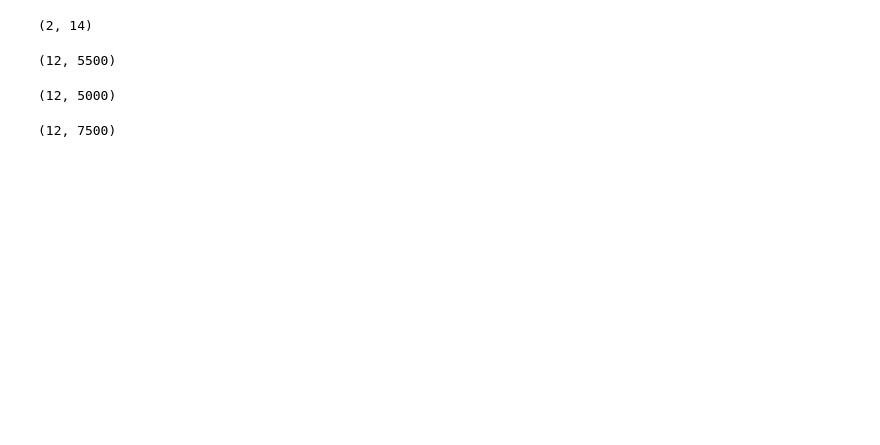
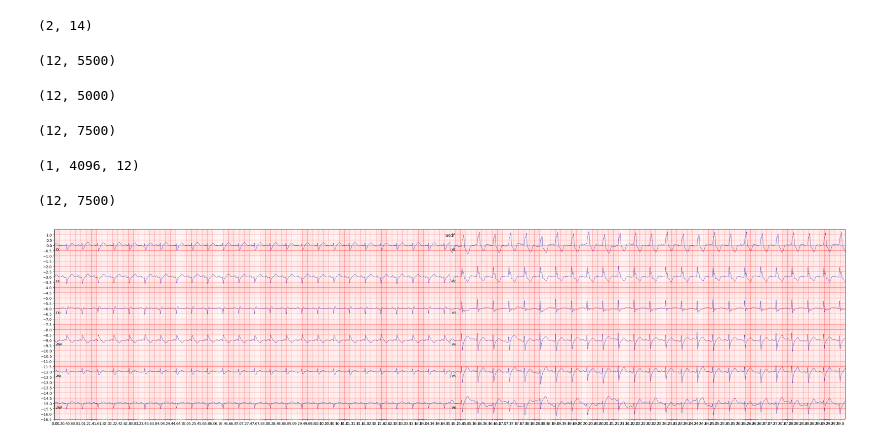
Before and after one commit to Agusbs98/Interface_of_automatic-ecg-diagnosis, a Jupyter notebook: Interfaz/interface.ipynb, the cells around one changed output. Cells and saved outputs as stored; diff of their text form; code cells hidden in the pictures; blank space fills up the shorter version.

```diff
--- a/Interfaz/interface.ipynb
+++ b/Interfaz/interface.ipynb
@@ -483,3 +482,14 @@ file = 'MUSE_20180111_155633_99000'
 data = np.load(f'{file}.npy')
 df = pd.DataFrame(data.T)
 df.to_csv(f'{file}.csv',index=False,header=False)
+# %%
+import numpy as np
+import pandas as pd
+import h5py
+args= "datasets/pred.hdf5"
+with h5py.File(args, "r") as f:
+    x = np.array(f['tracings'])
+
+x.shape
+# %% [output]
+(1, 4096, 12)
@@ -485,0 +501,12 @@ df.to_csv(f'{file}.csv',index=False,header=False)
+# %%
+def ecgPlot(filename,source,sample, factor = 1):
+    data = np.load(source)
+    data = data* factor
+    print(data.shape)
+    xml_leads = ['DI', 'DII', 'DIII', 'AVR', 'AVL', 'AVF', 'V1', 'V2', 'V3', 'V4', 'V5', 'V6']
+    ecg_plot.plot(data, sample_rate= sample,lead_index=xml_leads, title=f"{filename}")
+# %%
+ecgPlot("asdf","prueba2.npy",500)
+# %% [output]
+(12, 7500)
+[figure, added]
```
Also changed, not shown: parts of 7 cells of this notebook, 10 other files.
